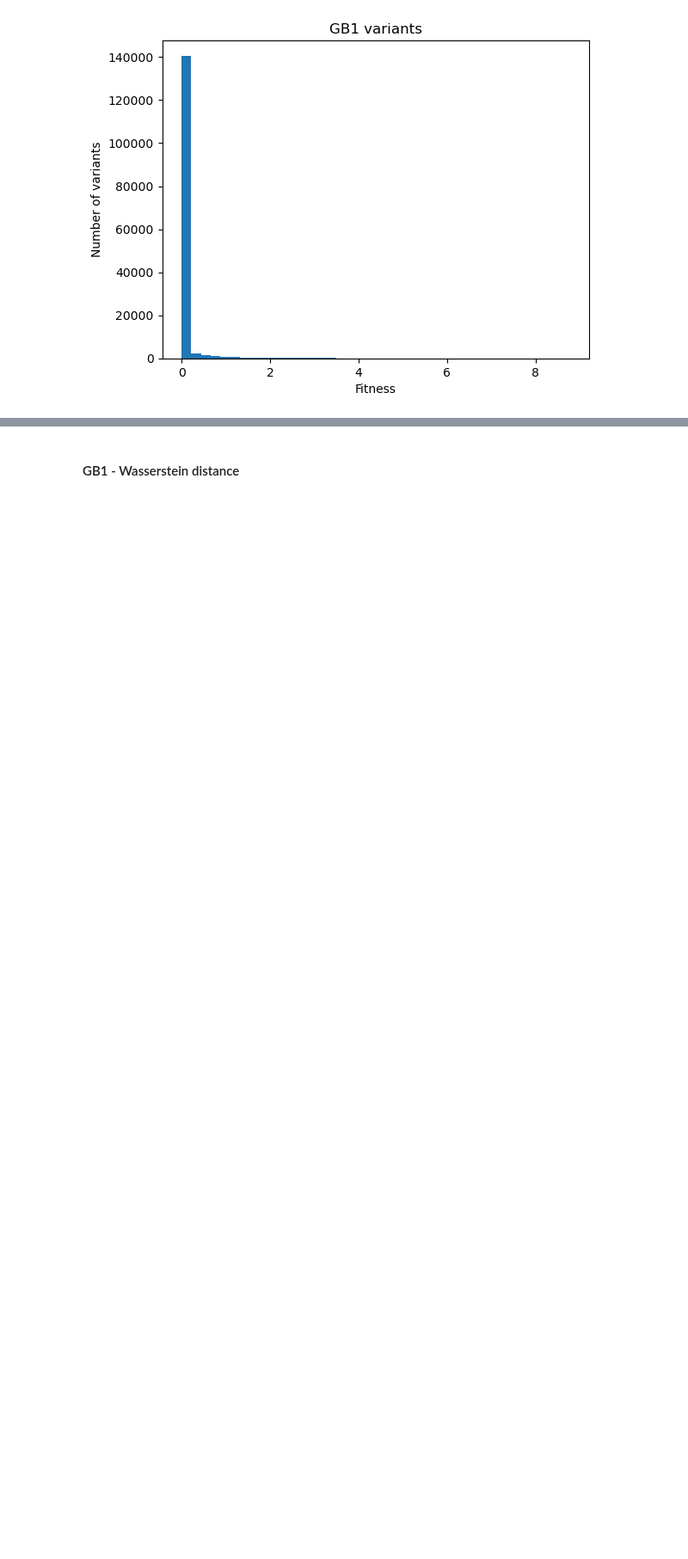
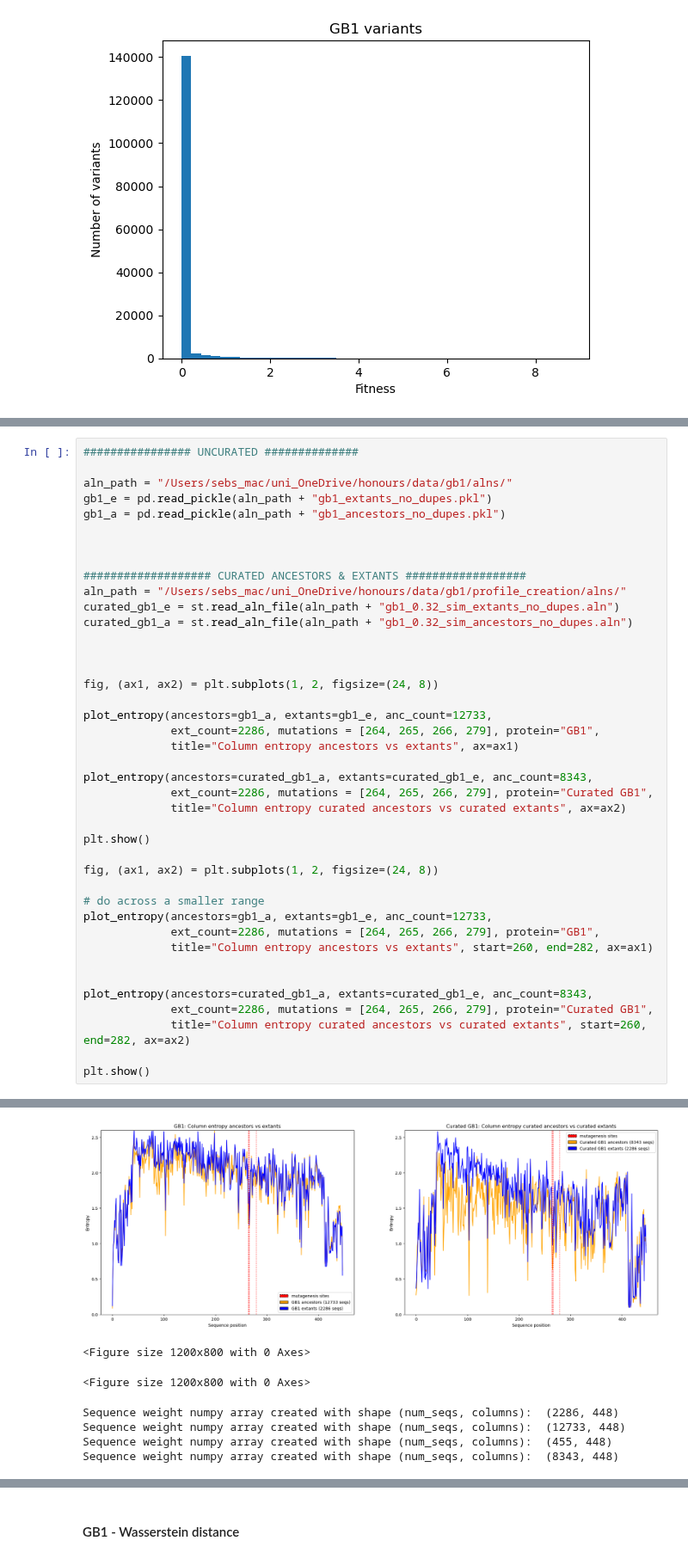
Before and after one commit to SebPorras/MAP_VAE, a Jupyter notebook: notebooks/ancestors_vs_extants.ipynb, the cells around one changed output, grey strips where cells are left out. Shown at 86% size. Cells and saved outputs as stored; diff of their text form; blank space fills up the shorter version.

Commit message:
refactored process for reading replicate data

```diff
--- a/notebooks/ancestors_vs_extants.ipynb
+++ b/notebooks/ancestors_vs_extants.ipynb
@@ -226,0 +141,42 @@ plt.show()
+# %%
+################ UNCURATED ##############
+
+aln_path = "/Users/sebs_mac/uni_OneDrive/honours/data/gb1/alns/"
+gb1_e = pd.read_pickle(aln_path + "gb1_extants_no_dupes.pkl")
+gb1_a = pd.read_pickle(aln_path + "gb1_ancestors_no_dupes.pkl")
+
+
+
+################### CURATED ANCESTORS & EXTANTS ##################
+aln_path = "/Users/sebs_mac/uni_OneDrive/honours/data/gb1/profile_creation/alns/"
+curated_gb1_e = st.read_aln_file(aln_path + "gb1_0.32_sim_extants_no_dupes.aln")
+curated_gb1_a = st.read_aln_file(aln_path + "gb1_0.32_sim_ancestors_no_dupes.aln")
+
+
+
+fig, (ax1, ax2) = plt.subplots(1, 2, figsize=(24, 8))
+
+plot_entropy(ancestors=gb1_a, extants=gb1_e, anc_count=12733,
+             ext_count=2286, mutations = [264, 265, 266, 279], protein="GB1",
+             title="Column entropy ancestors vs extants", ax=ax1)
+
+plot_entropy(ancestors=curated_gb1_a, extants=curated_gb1_e, anc_count=8343,
+             ext_count=2286, mutations = [264, 265, 266, 279], protein="Curated GB1",
+             title="Column entropy curated ancestors vs curated extants", ax=ax2)
+
+plt.show()
+
+fig, (ax1, ax2) = plt.subplots(1, 2, figsize=(24, 8))
+
+# do across a smaller range
+plot_entropy(ancestors=gb1_a, extants=gb1_e, anc_count=12733,
+             ext_count=2286, mutations = [264, 265, 266, 279], protein="GB1",
+             title="Column entropy ancestors vs extants", start=260, end=282, ax=ax1)
+
+
+plot_entropy(ancestors=curated_gb1_a, extants=curated_gb1_e, anc_count=8343,
+             ext_count=2286, mutations = [264, 265, 266, 279], protein="Curated GB1",
+             title="Column entropy curated ancestors vs curated extants", start=260, end=282, ax=ax2)
+
+plt.show()
+# %% [output]
@@ -226,0 +193,7 @@ plt.show()
+[figure, added]
+<Figure size 1200x800 with 0 Axes>
+<Figure size 1200x800 with 0 Axes>
+Sequence weight numpy array created with shape (num_seqs, columns):  (2286, 448)
+Sequence weight numpy array created with shape (num_seqs, columns):  (12733, 448)
+Sequence weight numpy array created with shape (num_seqs, columns):  (455, 448)
+Sequence weight numpy array created with shape (num_seqs, columns):  (8343, 448)
```
Also changed, not shown: parts of 42 cells of this notebook, 4 other files.
